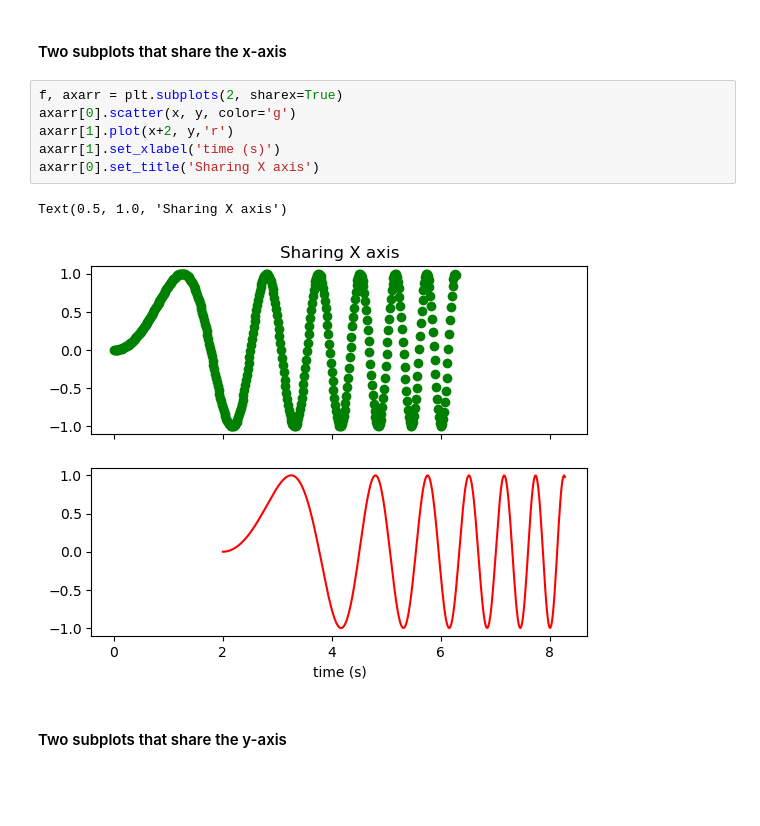
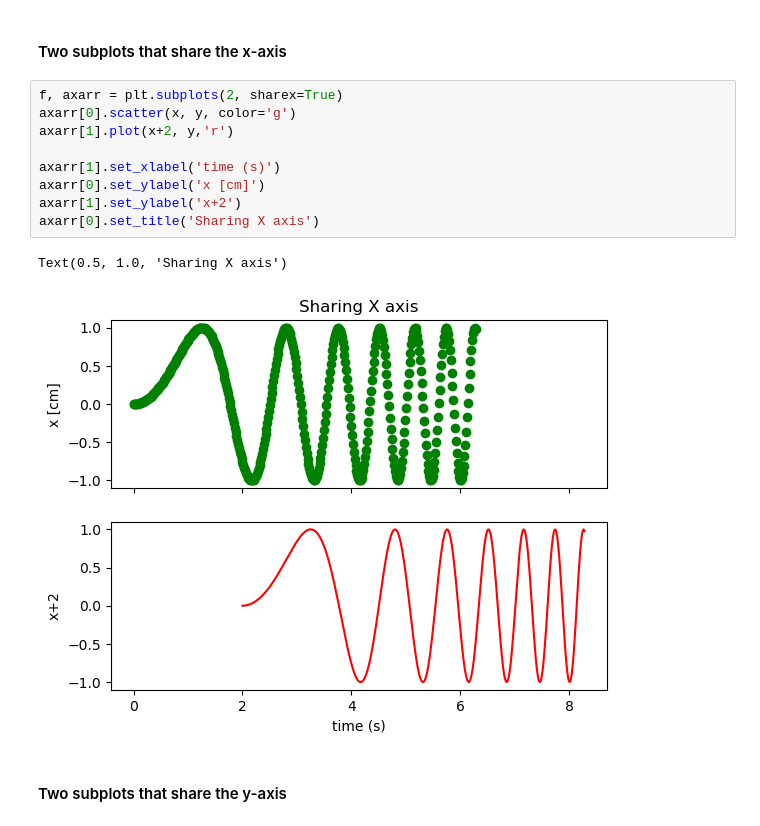
Before and after one commit to ds-connectors/Physics-88-SP24, a Jupyter notebook: Week05/Lecture04.ipynb, the cells around one changed output. Cells and saved outputs as stored; diff of their text form; blank space fills up the shorter version.

```diff
--- a/Week05/Lecture04.ipynb
+++ b/Week05/Lecture04.ipynb
@@ -465,12 +499,15 @@ plt.show()
 # %%
 f, axarr = plt.subplots(2, sharex=True)
 axarr[0].scatter(x, y, color='g')
 axarr[1].plot(x+2, y,'r')
+
 axarr[1].set_xlabel('time (s)')
+axarr[0].set_ylabel('x [cm]')
+axarr[1].set_ylabel('x+2')
 axarr[0].set_title('Sharing X axis')
 # %% [output]
 Text(0.5, 1.0, 'Sharing X axis')
-[figure, old version]
+[figure, new version]
 # %% [markdown]
 #### Two subplots that share the y-axis
 # %%
```
Also changed, not shown: parts of 11 cells of this notebook, 2 other files.
